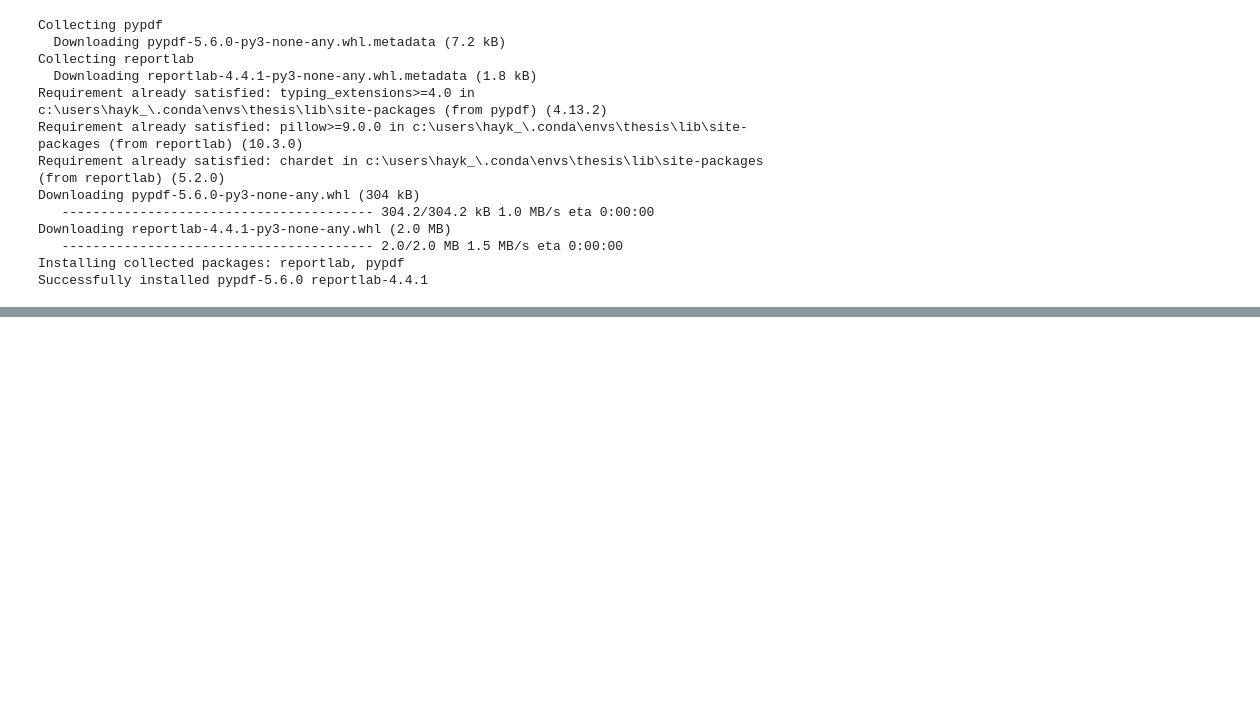
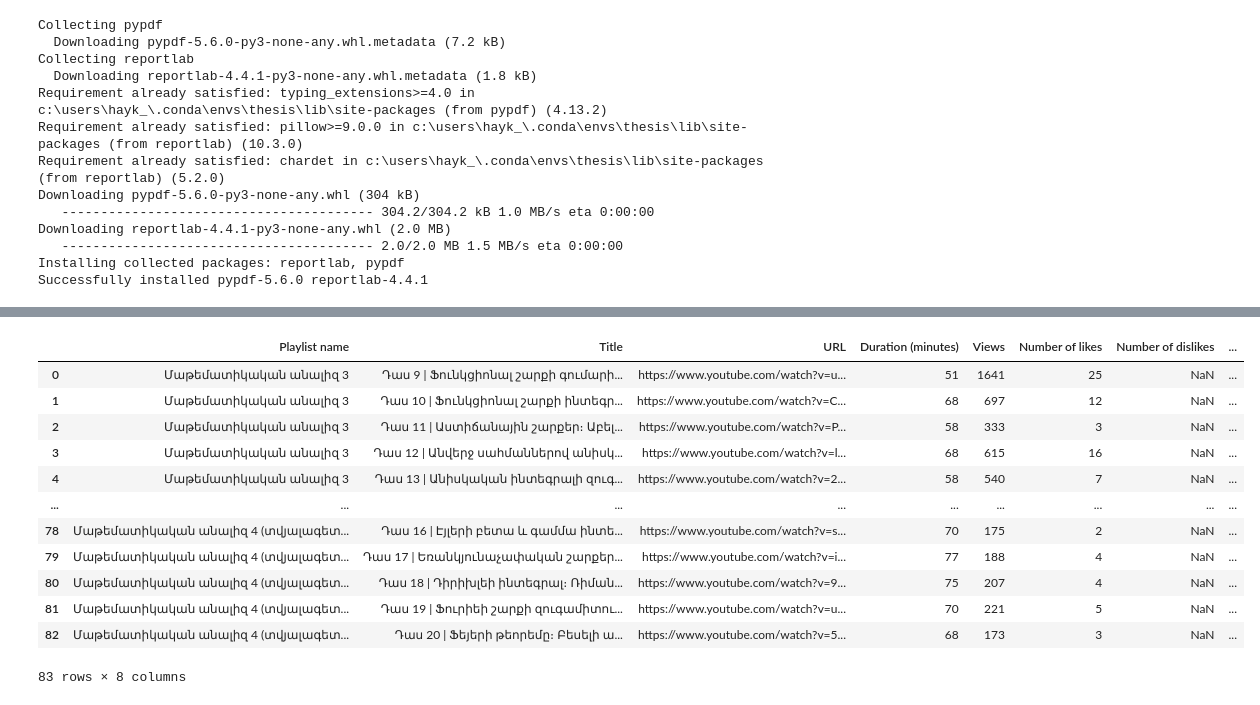
Before and after one commit to HaykTarkhanyan/manr_munr, a Jupyter notebook: musoyan/bzbz.ipynb, the cells around one changed output, grey strips where cells are left out. Cells and saved outputs as stored; diff of their text form; code cells hidden in the pictures; blank space fills up the shorter version.

Commit message:
Musoyan: playlist info + bookmarks

```diff
--- a/musoyan/bzbz.ipynb
+++ b/musoyan/bzbz.ipynb
@@ -129,0 +473,18 @@ Successfully installed pypdf-5.6.0 reportlab-4.4.1
+# %%
+df_all = pd.read_csv("res/all_playlists.csv")
+# %%
+df_all
+# %% [output]
+|  | Playlist name | Title | URL | Duration (minutes) | Views | Number of likes | Number of dislikes | ... |
+| 0 | Մաթեմատիկական անալիզ 3 | Դաս 9 | Ֆունկցիոնալ շարքի գումարի... | https://www.youtube.com/watch?v=u... | 51 | 1641 | 25 | NaN | ... |
+| 1 | Մաթեմատիկական անալիզ 3 | Դաս 10 | Ֆունկցիոնալ շարքի ինտեգր... | https://www.youtube.com/watch?v=C... | 68 | 697 | 12 | NaN | ... |
+| 2 | Մաթեմատիկական անալիզ 3 | Դաս 11 | Աստիճանային շարքեր։ Աբել... | https://www.youtube.com/watch?v=P... | 58 | 333 | 3 | NaN | ... |
+| 3 | Մաթեմատիկական անալիզ 3 | Դաս 12 | Անվերջ սահմաններով անիսկ... | https://www.youtube.com/watch?v=l... | 68 | 615 | 16 | NaN | ... |
+| 4 | Մաթեմատիկական անալիզ 3 | Դաս 13 | Անիսկական ինտեգրալի զուգ... | https://www.youtube.com/watch?v=2... | 58 | 540 | 7 | NaN | ... |
+| ... | ... | ... | ... | ... | ... | ... | ... | ... |
+| 78 | Մաթեմատիկական անալիզ 4 (տվյալագետ... | Դաս 16 | Էյլերի բետա և գամմա ինտե... | https://www.youtube.com/watch?v=s... | 70 | 175 | 2 | NaN | ... |
+| 79 | Մաթեմատիկական անալիզ 4 (տվյալագետ... | Դաս 17 | Եռանկյունաչափական շարքեր... | https://www.youtube.com/watch?v=i... | 77 | 188 | 4 | NaN | ... |
+| 80 | Մաթեմատիկական անալիզ 4 (տվյալագետ... | Դաս 18 | Դիրիխլեի ինտեգրալ։ Ռիման... | https://www.youtube.com/watch?v=9... | 75 | 207 | 4 | NaN | ... |
+| 81 | Մաթեմատիկական անալիզ 4 (տվյալագետ... | Դաս 19 | Ֆուրիեի շարքի զուգամիտու... | https://www.youtube.com/watch?v=u... | 70 | 221 | 5 | NaN | ... |
+| 82 | Մաթեմատիկական անալիզ 4 (տվյալագետ... | Դաս 20 | Ֆեյերի թեորեմը։ Բեսելի ա... | https://www.youtube.com/watch?v=5... | 68 | 173 | 3 | NaN | ... |
+83 rows × 8 columns
```
Also changed, not shown: parts of 22 cells of this notebook, 12 other files.
